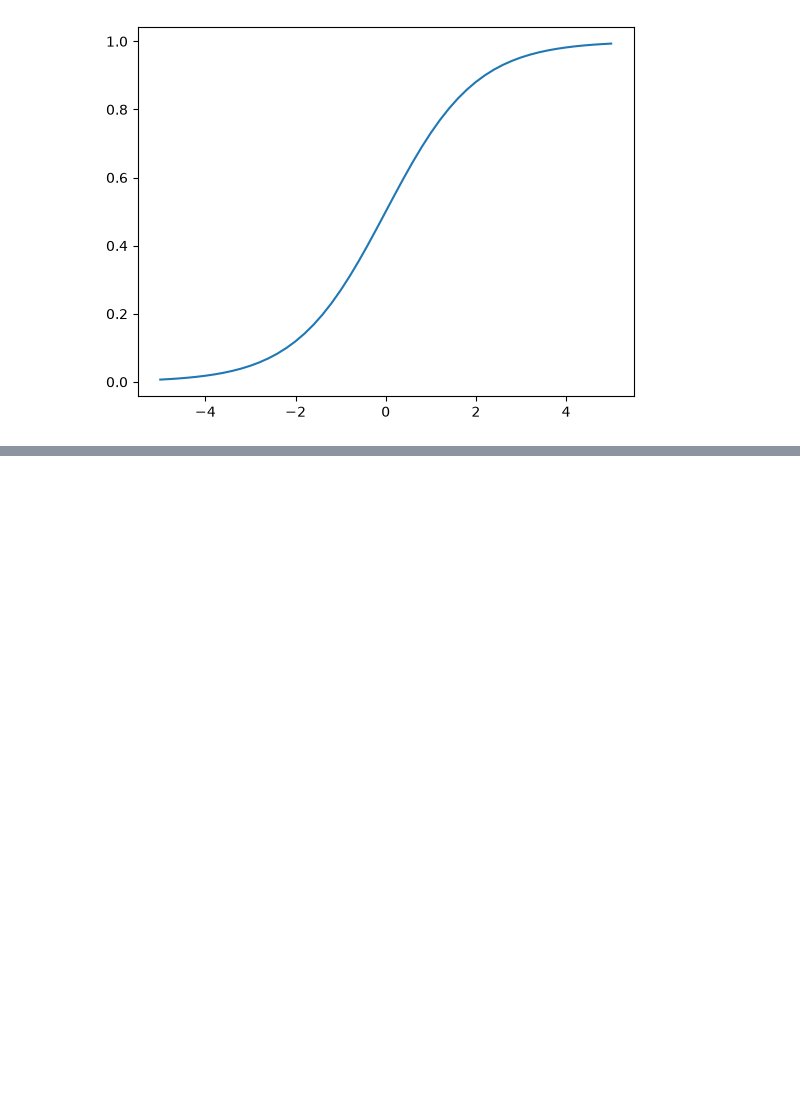
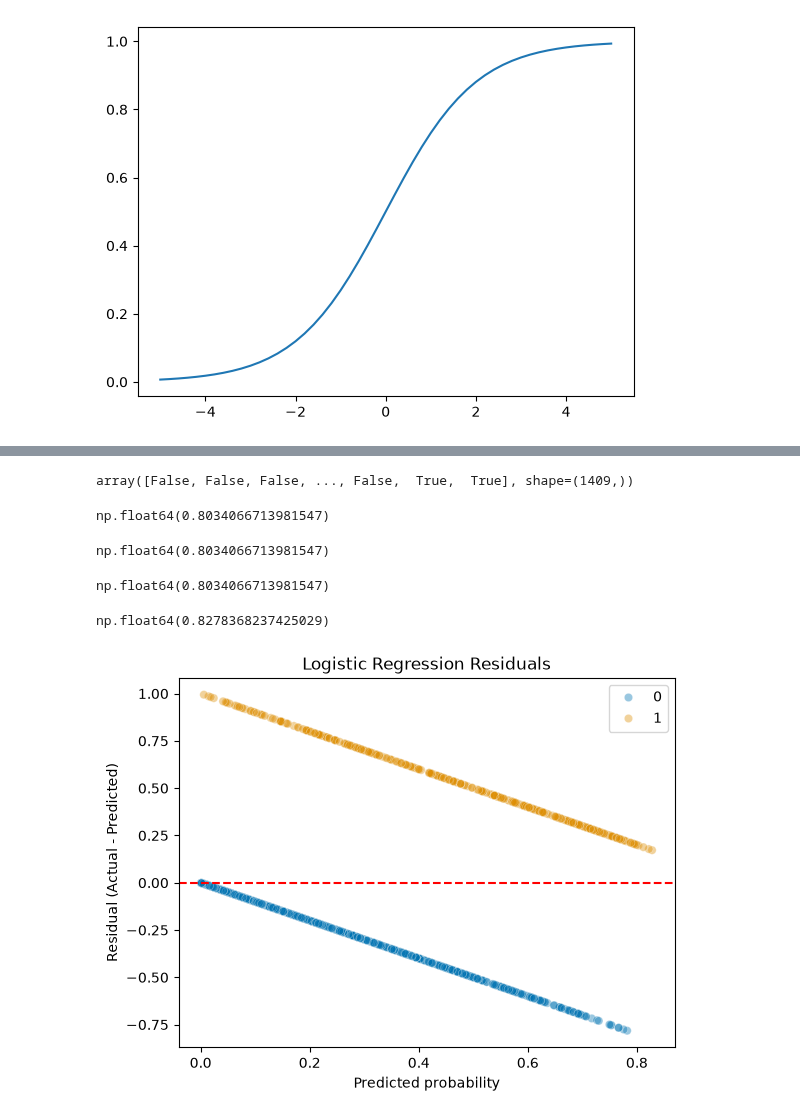
Before and after one commit to dangerpouse/zoomcamp---Machine-Learning, a Jupyter notebook: 03 - Classification/001 - Churn Project.ipynb, the cells around one changed output, grey strips where cells are left out. Drawn from its saved outputs; the diff is of its cells as text; code cells hidden in the pictures; blank space fills up the shorter version.

```diff
--- a/03 - Classification/001 - Churn Project.ipynb
+++ b/03 - Classification/001 - Churn Project.ipynb
@@ -680,0 +691,4 @@ plt.plot(arr,sigmoid(arr))
+# %%
+from sklearn.linear_model import LogisticRegression
+model = LogisticRegression(solver='lbfgs', max_iter=3000)
+model.fit(X_train, y_train)
@@ -680,0 +710,47 @@ plt.plot(arr,sigmoid(arr))
+# %%
+
+y_pred_TF = model.predict(X_val)#this gives 0 or 1, not probibility
+y_pred = model.predict_proba(X_val)[:,1]
+# %%
+churn_decision = (y_pred >= 0.5)
+churn_decision
+# %% [output]
+array([False, False, False, ..., False,  True,  True], shape=(1409,))
+# %%
+(y_val==churn_decision).mean()
+# %% [output]
+np.float64(0.8034066713981547)
+# %%
+(y_val==y_pred_TF).mean()
+# %% [output]
+np.float64(0.8034066713981547)
+# %%
+df_pred = pd.DataFrame()
+df_pred['probability'] = y_pred
+df_pred['prediction'] = churn_decision.astype(int)
+df_pred['actual'] = y_val
+df_pred['correct'] = df_pred.prediction == df_pred.actual
+df_pred['residual'] = y_val-y_pred
+df_pred.correct.mean()
+# %% [output]
+np.float64(0.8034066713981547)
+# %%
+y_pred.max()
+# %% [output]
+np.float64(0.8278368237425029)
+# %%
+sns.scatterplot(
+    x=df_pred['probability'],
+    y=df_pred['residual'],
+    hue=y_val,
+    alpha=0.4,
+    palette="colorblind"
+)
+
+plt.axhline(0, color="red", linestyle="--")
+plt.xlabel("Predicted probability")
+plt.ylabel("Residual (Actual - Predicted)")
+plt.title("Logistic Regression Residuals")
+plt.show()
+# %% [output]
+[figure, added]
```
Also changed, not shown: parts of 10 cells of this notebook, 2 other files.
